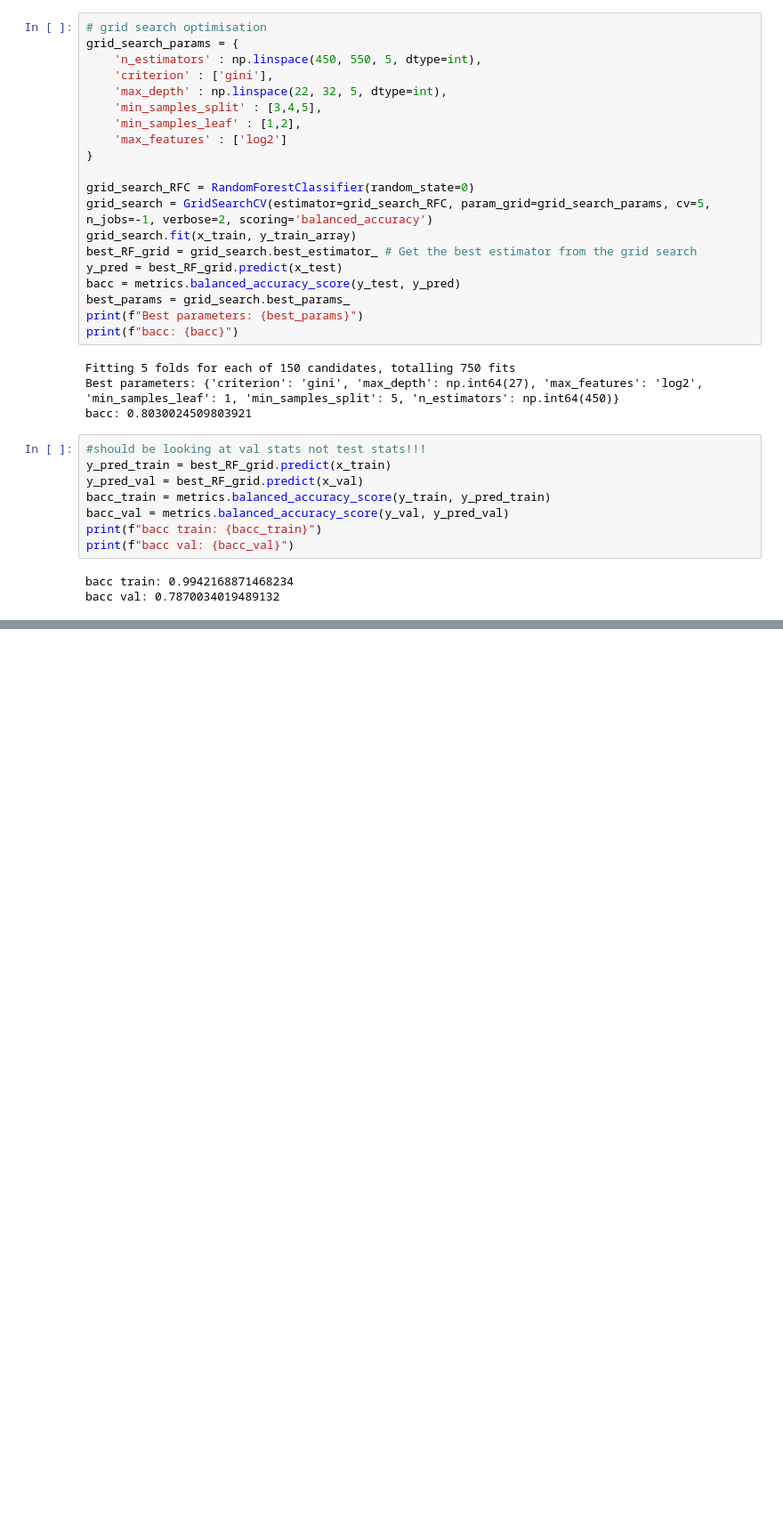
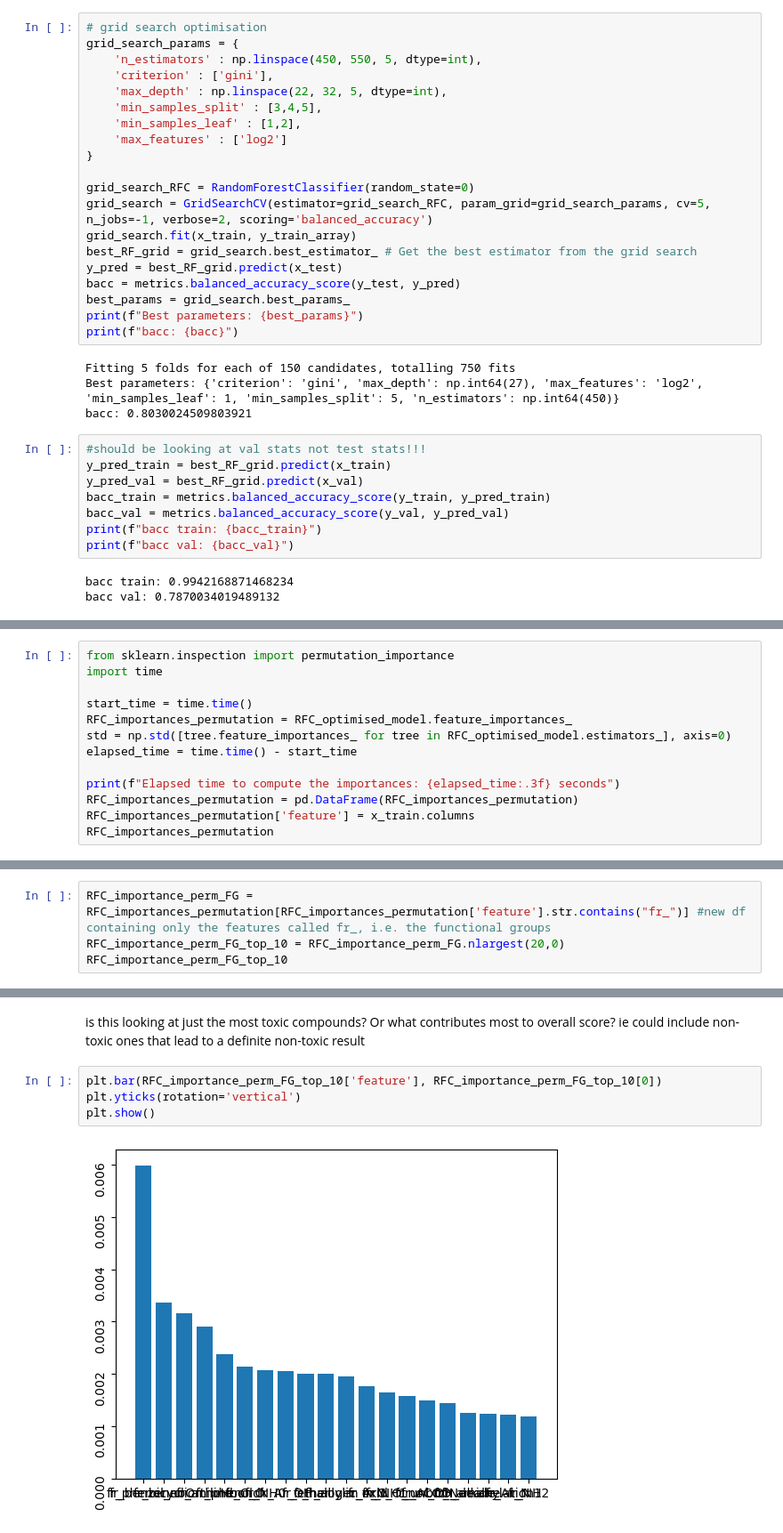
Before and after one commit to dx21006/ML_Tox21_Assessment, a Jupyter notebook: no_nontoxic_nans/2_random_forest/random forest new.ipynb, the cells around one changed output, grey strips where cells are left out. Shown: that part at 89% size. Saved outputs shown, nothing was run; the diff lists cells and outputs as text; blank space fills up the shorter version.

Commit message:
fix random forest added feature importance

```diff
--- a/no_nontoxic_nans/2_random_forest/random forest new.ipynb
+++ b/no_nontoxic_nans/2_random_forest/random forest new.ipynb
@@ -181,0 +201,13 @@ accuracy: 0.7790404040404041
+# %%
+from sklearn.inspection import permutation_importance
+import time
+
+start_time = time.time()
+RFC_importances_permutation = RFC_optimised_model.feature_importances_
+std = np.std([tree.feature_importances_ for tree in RFC_optimised_model.estimators_], axis=0)
+elapsed_time = time.time() - start_time
+
+print(f"Elapsed time to compute the importances: {elapsed_time:.3f} seconds")
+RFC_importances_permutation = pd.DataFrame(RFC_importances_permutation)
+RFC_importances_permutation['feature'] = x_train.columns
+RFC_importances_permutation
@@ -181,0 +267,4 @@ accuracy: 0.7790404040404041
+# %%
+RFC_importance_perm_FG = RFC_importances_permutation[RFC_importances_permutation['feature'].str.contains("fr_")] #new df containing only the features called fr_, i.e. the functional groups
+RFC_importance_perm_FG_top_10 = RFC_importance_perm_FG.nlargest(20,0)
+RFC_importance_perm_FG_top_10
@@ -181,0 +289,8 @@ accuracy: 0.7790404040404041
+# %% [markdown]
+is this looking at just the most toxic compounds? Or what contributes most to overall score? ie could include non-toxic ones that lead to a definite non-toxic result
+# %%
+plt.bar(RFC_importance_perm_FG_top_10['feature'], RFC_importance_perm_FG_top_10[0])
+plt.yticks(rotation='vertical')
+plt.show()
+# %% [output]
+[figure, added]
```
Also changed, not shown: parts of 13 cells of this notebook, 1 other file.
